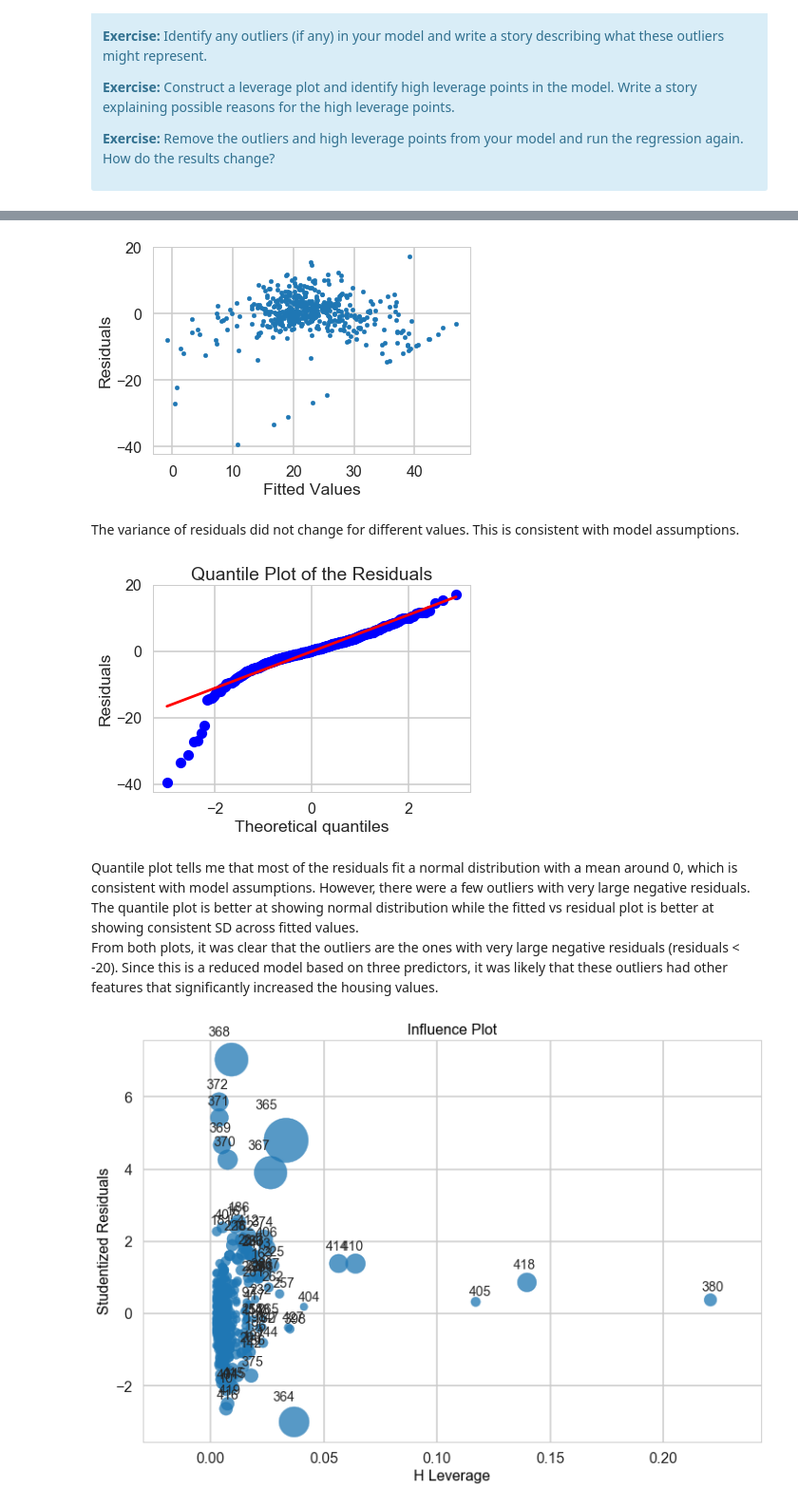
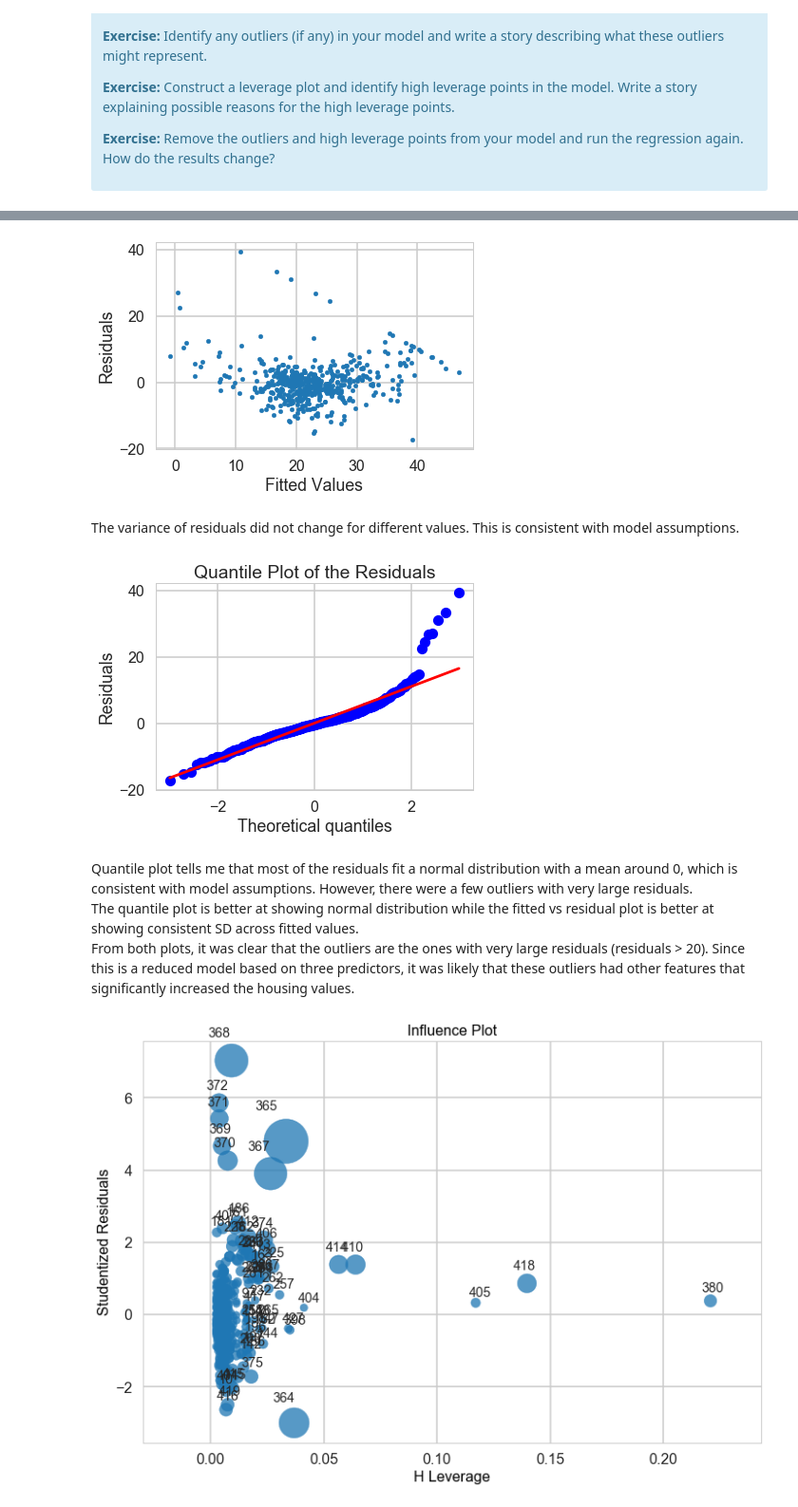
Before and after one commit to zxl124/Springboard-Data-Science, a Jupyter notebook: Mini_Project_Linear_Regression.ipynb, the cells around one changed output, grey strips where cells are left out. Shown: that part at 95% size. Cells and saved outputs as stored; diff of their text form; code cells hidden in the pictures.

```diff
--- a/Mini_Project_Linear_Regression.ipynb
+++ b/Mini_Project_Linear_Regression.ipynb
@@ -869,7 +866,7 @@ There are some other issues that are important investigate with linear regressio
 m = ols('PRICE ~ CRIM+RM+PTRATIO',bos).fit()
 print(m.summary())
 # Plot fitted values vs redisuals
-_ = plt.scatter(m.fittedvalues, m.fittedvalues-bos.PRICE, s=20)
+_ = plt.scatter(m.fittedvalues, m.resid, s=20)
 _ = plt.xlabel('Fitted Values')
 _ = plt.ylabel('Residuals')
 # %% [output]
@@ -883,30 +880,29 @@ Time:                        13:26:17   Log-Likelihood:                -1612.6
 No. Observations:                 506   AIC:                             3233.
 Df Residuals:                     502   BIC:                             3250.
 Df Model:                           3
 Covariance Type:            nonrobust
 ==============================================================================
 ... (11 lines left out)
 ==============================================================================
 
 Warnings:
 [1] Standard Errors assume that the covariance matrix of the errors is correctly specified.
-[figure, old version]
+[figure, new version]
 # %% [markdown]
 The variance of residuals did not change for different values. This is consistent with model assumptions.
 # %%
 # Plot quantile plot of the residuals.
-residuals = m.fittedvalues-bos.PRICE
 from scipy.stats import probplot
-probplot(residuals, dist='norm', plot = plt)
+probplot(m.resid, dist='norm', plot = plt)
 _ = plt.ylabel('Residuals')
 _ = plt.title('Quantile Plot of the Residuals')
 plt.show()
 # %% [output]
-[figure, old version]
+[figure, new version]
 # %% [markdown]
-Quantile plot tells me that most of the residuals fit a normal distribution with a mean around 0, which is consistent with model assumptions. However, there were a few outliers with very large negative residuals.<br>
+Quantile plot tells me that most of the residuals fit a normal distribution with a mean around 0, which is consistent with model assumptions. However, there were a few outliers with very large residuals.<br>
 The quantile plot is better at showing normal distribution while the fitted vs residual plot is better at showing consistent SD across fitted values.<br>
-From both plots, it was clear that the outliers are the ones with very large negative residuals (residuals < -20). Since this is a reduced model based on three predictors, it was likely that these outliers had other features that significantly increased the housing values.<br>
+From both plots, it was clear that the outliers are the ones with very large residuals (residuals > 20). Since this is a reduced model based on three predictors, it was likely that these outliers had other features that significantly increased the housing values.<br>
 # %%
 # Plot leverage plot
 ig, ax = plt.subplots(figsize=(12,8))
```
Also changed, not shown: parts of 10 cells of this notebook.
